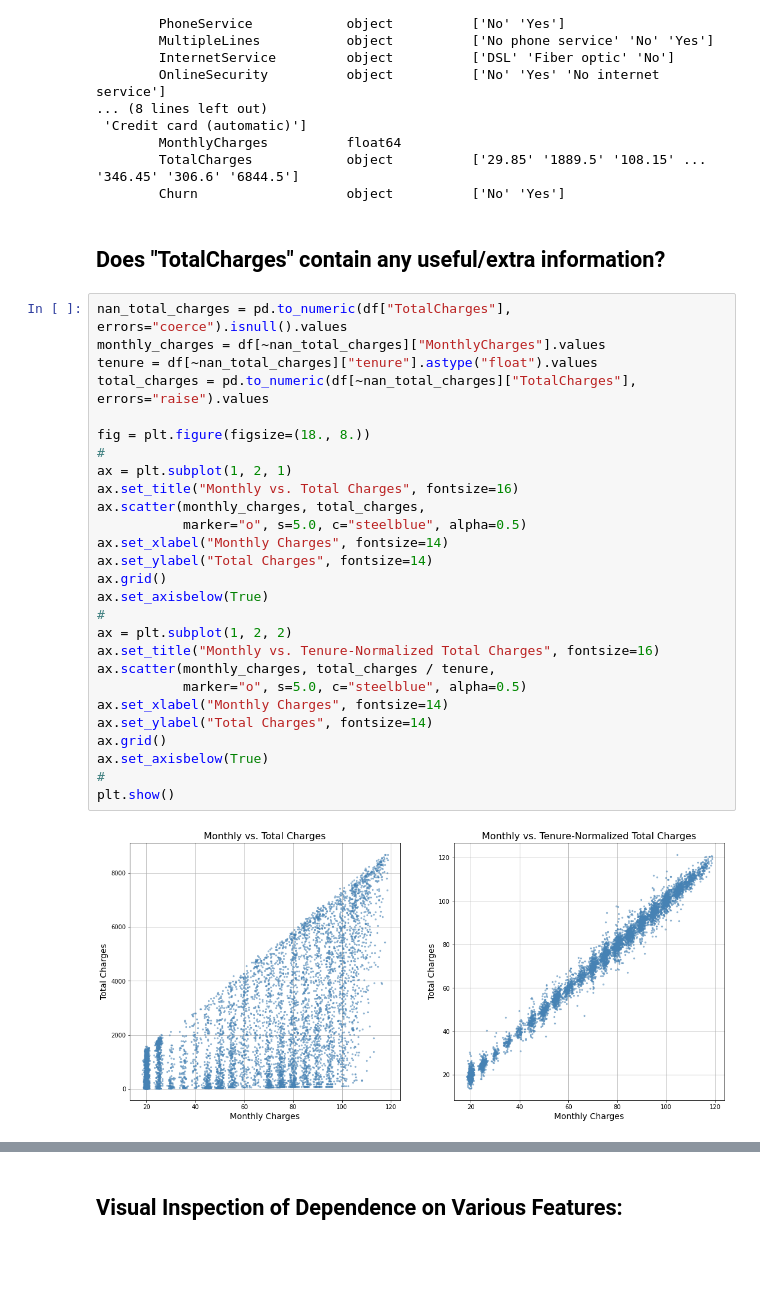
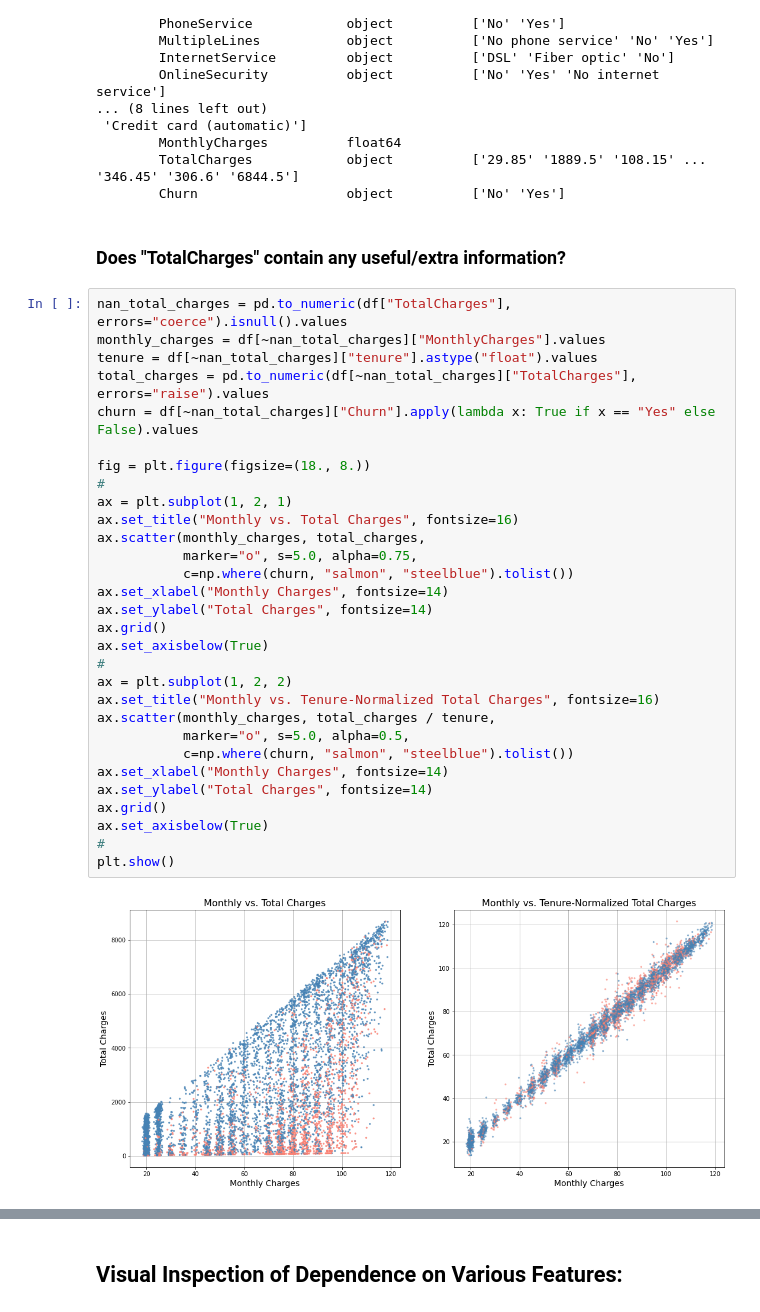
Before and after one commit to sedihub/ml_explorations, a Jupyter notebook: telco_customer_churn/analysis_and_benchmark.ipynb, the cells around one changed output, grey strips where cells are left out. Saved outputs shown, nothing was run; the diff lists cells and outputs as text; blank space fills up the shorter version.

```diff
--- a/telco_customer_churn/analysis_and_benchmark.ipynb
+++ b/telco_customer_churn/analysis_and_benchmark.ipynb
@@ -69,33 +69,36 @@ Num Rows: 7043
         TotalCharges            object          ['29.85' '1889.5' '108.15' ... '346.45' '306.6' '6844.5']
         Churn                   object          ['No' 'Yes']
 # %% [markdown]
-## Does "TotalCharges" contain any useful/extra information?
+### Does "TotalCharges" contain any useful/extra information?
 # %%
 nan_total_charges = pd.to_numeric(df["TotalCharges"], errors="coerce").isnull().values
 monthly_charges = df[~nan_total_charges]["MonthlyCharges"].values
 tenure = df[~nan_total_charges]["tenure"].astype("float").values
 total_charges = pd.to_numeric(df[~nan_total_charges]["TotalCharges"], errors="raise").values
+churn = df[~nan_total_charges]["Churn"].apply(lambda x: True if x == "Yes" else False).values
 
 fig = plt.figure(figsize=(18., 8.))
 #
 ax = plt.subplot(1, 2, 1)
 ax.set_title("Monthly vs. Total Charges", fontsize=16)
 ax.scatter(monthly_charges, total_charges,
-           marker="o", s=5.0, c="steelblue", alpha=0.5)
+           marker="o", s=5.0, alpha=0.75,
+           c=np.where(churn, "salmon", "steelblue").tolist())
 ax.set_xlabel("Monthly Charges", fontsize=14)
 ax.set_ylabel("Total Charges", fontsize=14)
 ax.grid()
 ax.set_axisbelow(True)
 #
 ax = plt.subplot(1, 2, 2)
 ax.set_title("Monthly vs. Tenure-Normalized Total Charges", fontsize=16)
 ax.scatter(monthly_charges, total_charges / tenure,
-           marker="o", s=5.0, c="steelblue", alpha=0.5)
+           marker="o", s=5.0, alpha=0.5,
+           c=np.where(churn, "salmon", "steelblue").tolist())
 ax.set_xlabel("Monthly Charges", fontsize=14)
 ax.set_ylabel("Total Charges", fontsize=14)
 ax.grid()
 ax.set_axisbelow(True)
 #
 plt.show()
 # %% [output]
-[figure, old version]
+[figure, new version]
```
Also changed, not shown: parts of 8 cells of this notebook.
